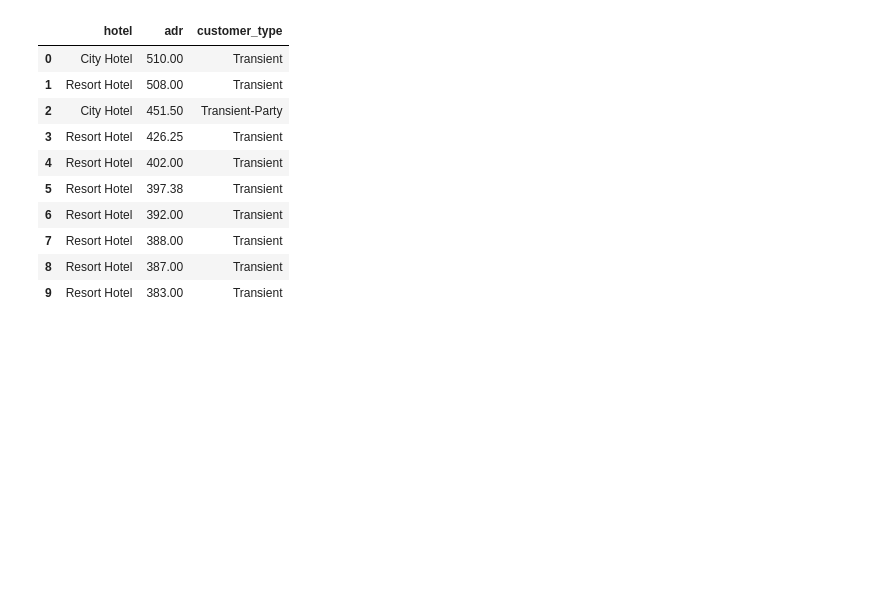
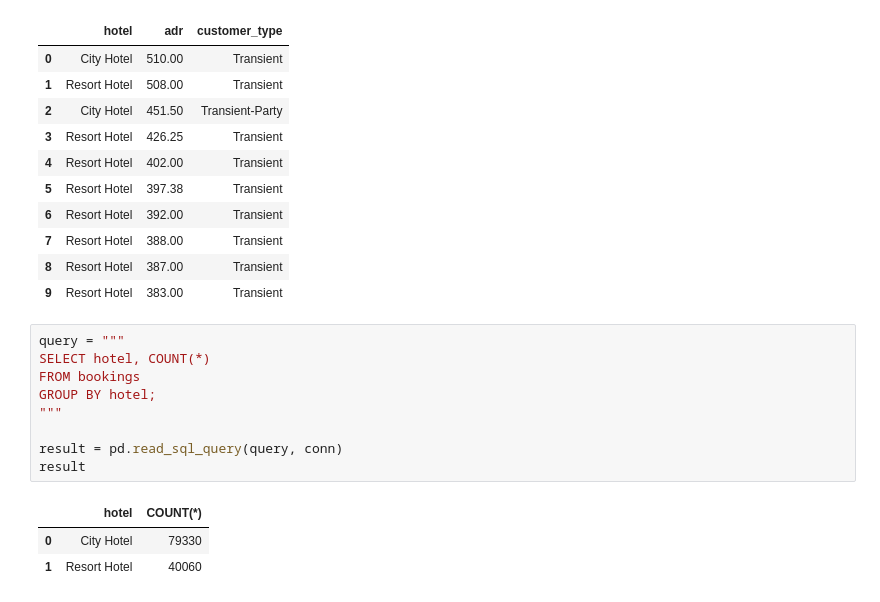
Before and after one commit to TanzeerCR7/stayiq-hotel-analytics, a Jupyter notebook: notebooks/exploration/01_first_look.ipynb, the cells around one changed output. Drawn from its saved outputs; the diff is of its cells as text; blank space fills up the shorter version.

Commit message:
Add first GROUP BY query counting bookings per hotel type

```diff
--- a/notebooks/exploration/01_first_look.ipynb
+++ b/notebooks/exploration/01_first_look.ipynb
@@ -333,3 +333,16 @@ result
 | 7 | Resort Hotel | 388.00 | Transient |
 | 8 | Resort Hotel | 387.00 | Transient |
 | 9 | Resort Hotel | 383.00 | Transient |
+# %%
+query = """
+SELECT hotel, COUNT(*)
+FROM bookings
+GROUP BY hotel;
+"""
+
+result = pd.read_sql_query(query, conn)
+result
+# %% [output]
+|  | hotel | COUNT(*) |
+| 0 | City Hotel | 79330 |
+| 1 | Resort Hotel | 40060 |
```
